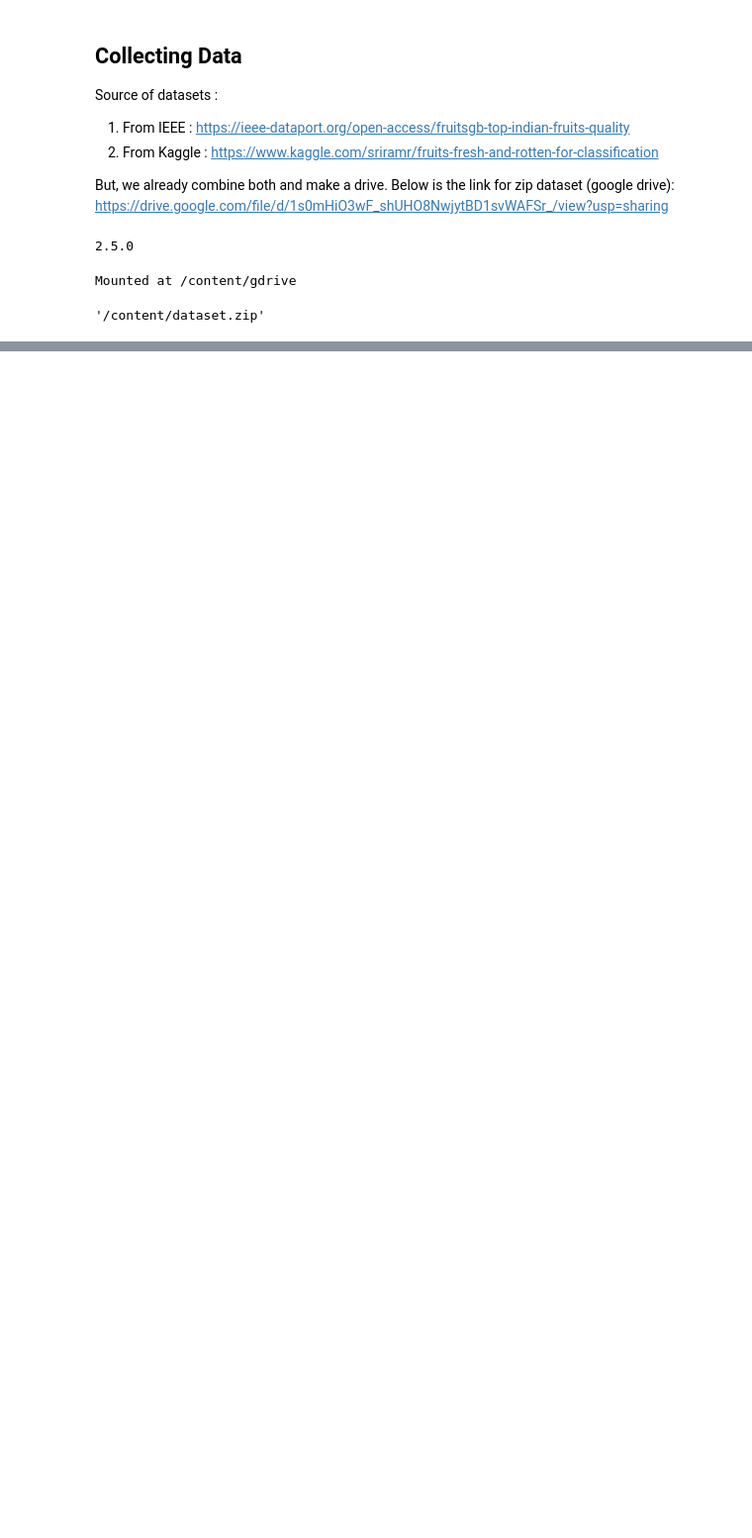
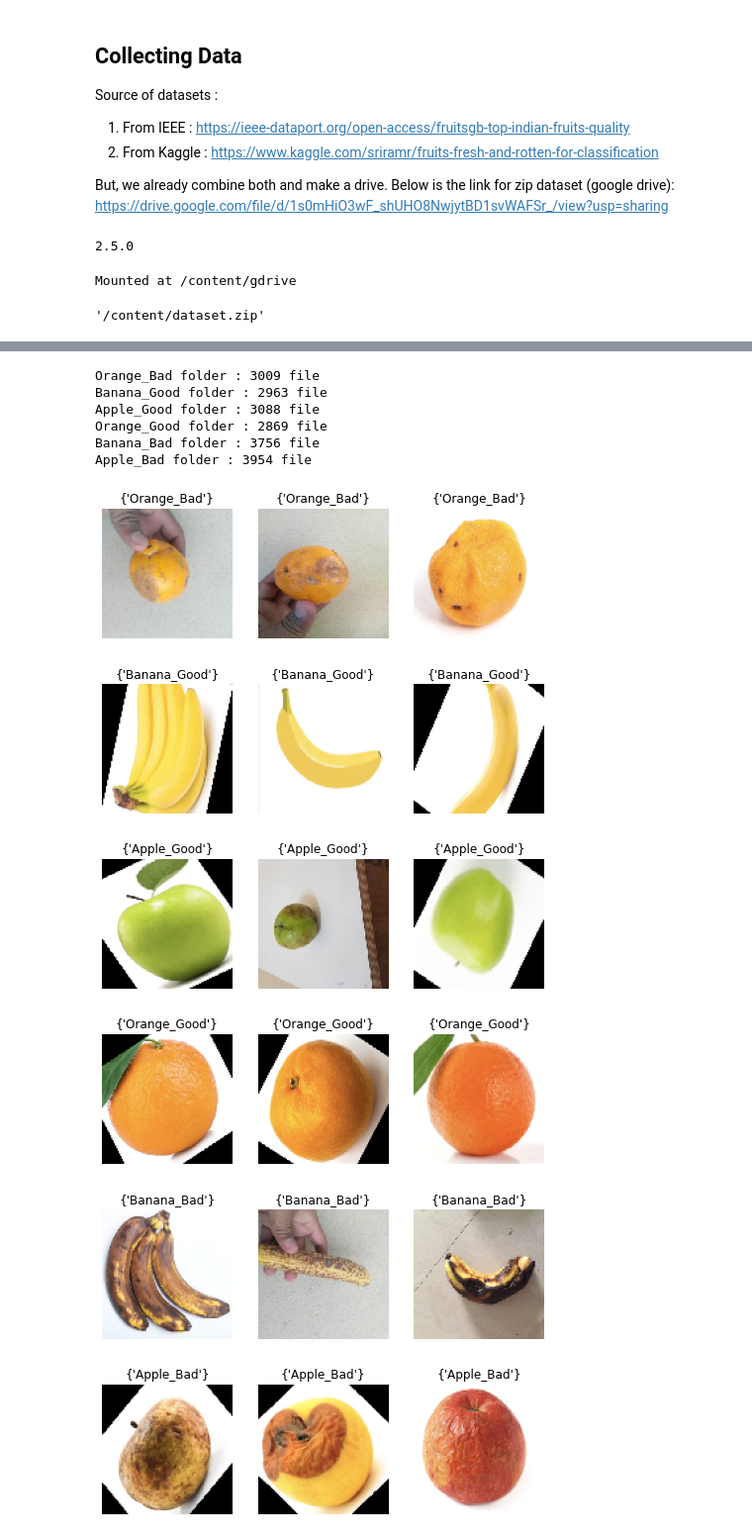
Before and after one commit to bangkit-capstone-0291/model-ml-quality-classification, a Jupyter notebook: baseline_quality_classification.ipynb, the cells around one changed output, grey strips where cells are left out. Shown at 99% size. Saved outputs shown, nothing was run; the diff lists cells and outputs as text; code cells hidden in the pictures; blank space fills up the shorter version.

Commit message:
Add code for exploring dataset and preprocess

```diff
--- a/baseline_quality_classification.ipynb
+++ b/baseline_quality_classification.ipynb
@@ -38,0 +41,4 @@ zip_ref.close()
+# %%
+path = r'/content/dataset/'
+categories = os.listdir(path)
+categories
@@ -38,0 +52,49 @@ zip_ref.close()
+# %%
+def count_num_file(path,name_dir):
+  num_file = len(os.listdir(path+name_dir))
+  return num_file
+
+for categorie in categories :
+  print("{} folder : {} file ".format(categorie, count_num_file(path,categorie)))
+# %% [output]
+Orange_Bad folder : 3009 file
+Banana_Good folder : 2963 file
+Apple_Good folder : 3088 file
+Orange_Good folder : 2869 file
+Banana_Bad folder : 3756 file
+Apple_Bad folder : 3954 file
+# %%
+import numpy as np
+import matplotlib.pyplot as plt
+from tensorflow.keras.preprocessing import image
+%matplotlib inline
+
+
+def plot_img(name):
+  img = [fn for fn in os.listdir(f'{path}/{name}')]
+
+  select_img= np.random.choice(img, 3, replace = False)
+
+  fig = plt.figure(figsize = (8,6))
+  for i in range(3):
+      if i < 3:
+        fp = f'{path}/{name}/{select_img[i]}'
+        label = {name}
+
+      ax = fig.add_subplot(1,3,i+1)
+
+      fn = image.load_img(fp, target_size = (100,100))
+      plt.imshow(fn)
+      plt.title(label)
+      plt.axis('off')
+  plt.show()
+
+for categorie in categories:
+  plot_img(categorie)
+# %% [output]
+[figure, added]
+[figure, added]
+[figure, added]
+[figure, added]
+[figure, added]
+[figure, added]
```
Also changed, not shown: parts of 11 cells of this notebook.
